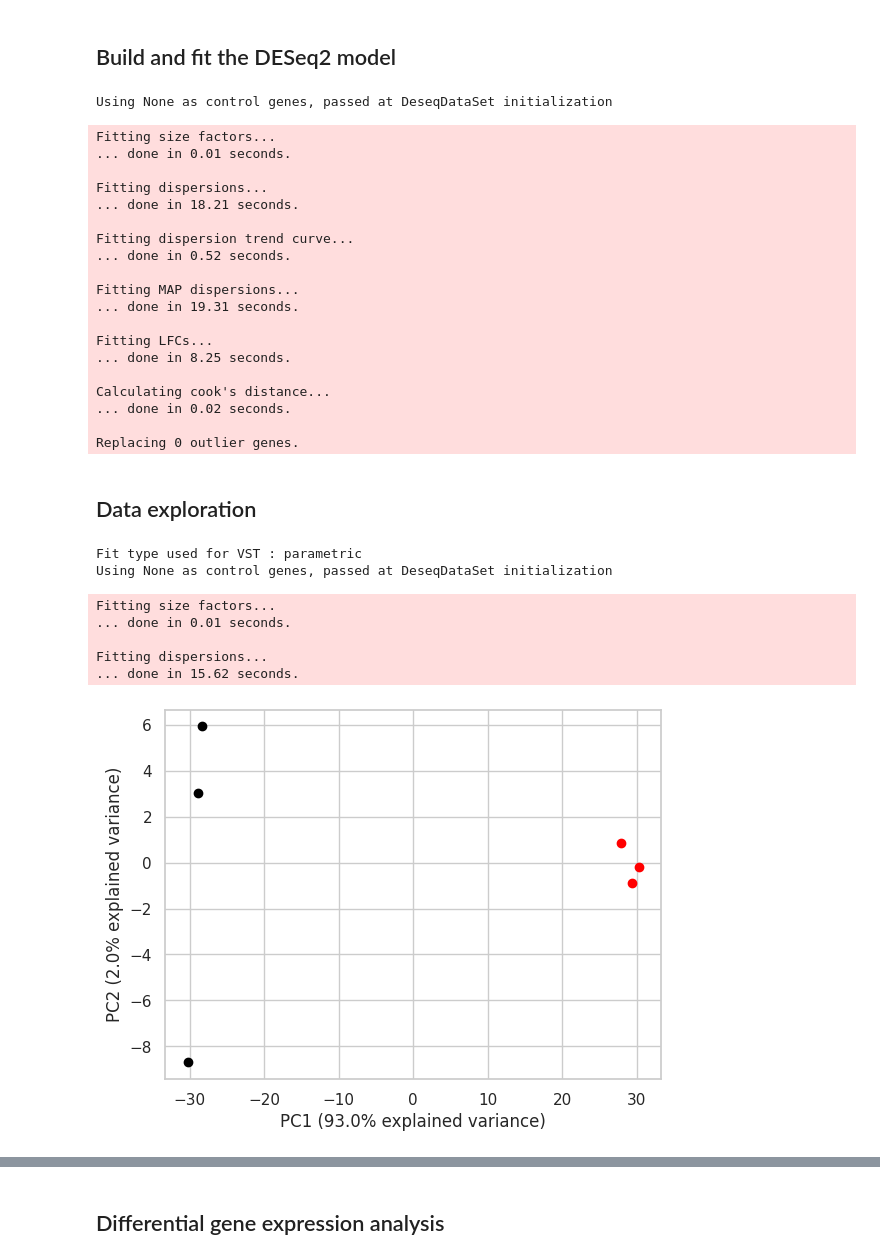
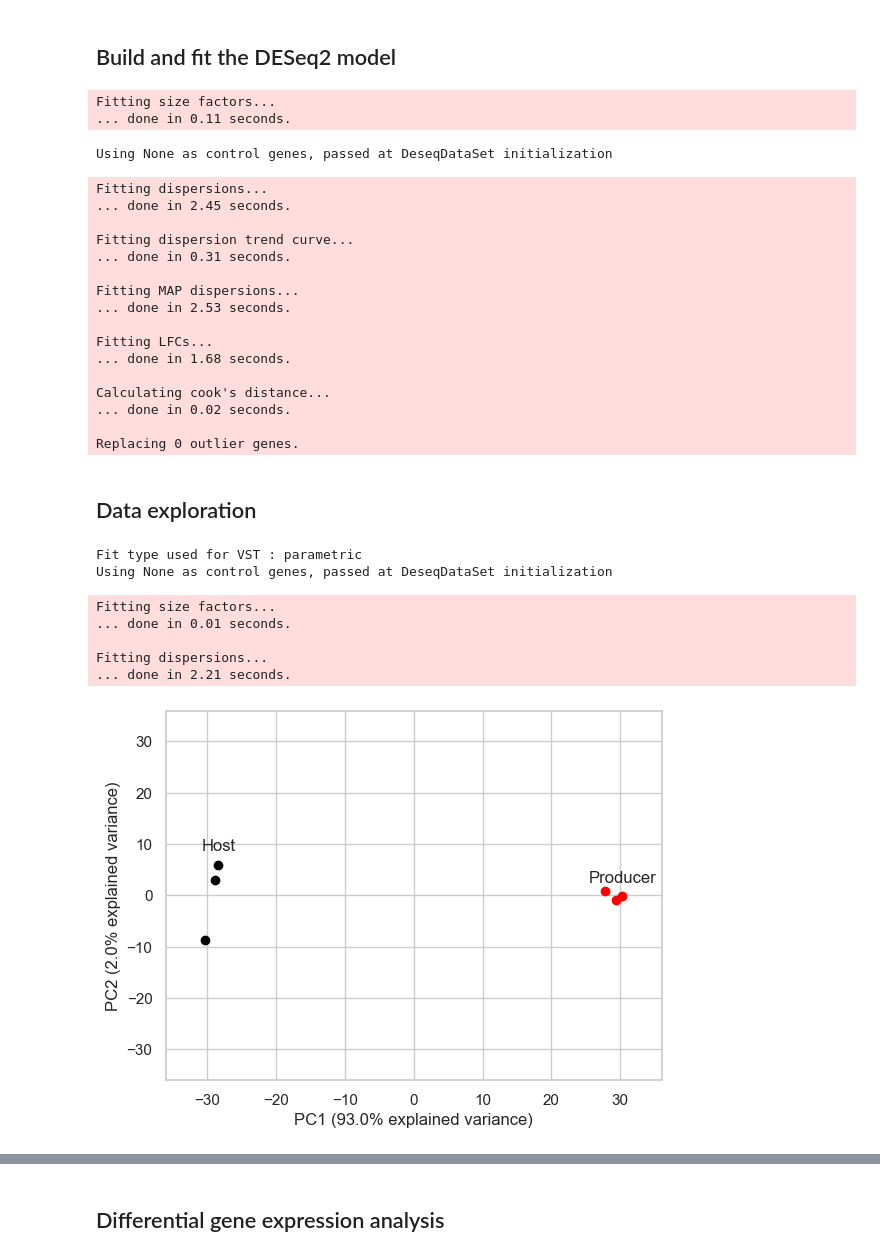
Before and after one commit to NBorthLab/ESACT2026_Transcriptome_Workshop, a Jupyter notebook: ESACT_2026_Transcriptome_Workshop.ipynb, the cells around one changed output, grey strips where cells are left out. Drawn from its saved outputs; the diff is of its cells as text; code cells hidden in the pictures.

Commit message:
Update Workshop material

```diff
--- a/ESACT_2026_Transcriptome_Workshop.ipynb
+++ b/ESACT_2026_Transcriptome_Workshop.ipynb
@@ -47,7 +28,10 @@ metadata.csv        100%[===================>]     416  --.-KB/s    in 0s
 # %% [markdown]
 Next, we want to load the data we just downloaded into Python.
 # %%
-metadata = pd.read_csv("metadata.csv")
+metadata = pd.read_csv(
+  "https://raw.githubusercontent.com/NBorthLab/ESACT2026_Transcriptome_Workshop/refs/heads/main/metadata.csv"
+)
+
 metadata
 # %% [output]
 |  | SampleAccession | CellLine | Dataset | Temperature | ProcessType | ProductType | SelectionMarker | Condition |
@@ -58,7 +42,11 @@ metadata
 | 4 | ERS4805145 | CHO-K1 | Dhiman | 37 | FedBatch | mAb | GS-/- | producer |
 | 5 | ERS4805154 | CHO-K1 | Dhiman | 37 | FedBatch | mAb | GS-/- | producer |
 # %%
-raw_counts = pd.read_table("counts.tsv", index_col = 0)
+raw_counts = pd.read_table(
+  "https://raw.githubusercontent.com/NBorthLab/ESACT2026_Transcriptome_Workshop/refs/heads/main/counts.tsv",
+  index_col = 0
+)
+
 raw_counts
 # %% [output]
 |  | ERS4805133 | ERS4805142 | ERS4805151 | ERS4805136 | ERS4805145 | ERS4805154 |
@@ -140,26 +128,25 @@ dds = DeseqDataSet(
 # Run normalization and build DESeq2 model
 dds.deseq2()
 # %% [output]
-Using None as control genes, passed at DeseqDataSet initialization
+Fitting size factors...
+... done in 0.11 seconds.
-Fitting size factors...
-... done in 0.01 seconds.
-
-Fitting dispersions...
-... done in 18.21 seconds.
-
-Fitting dispersion trend curve...
-... done in 0.52 seconds.
-
-Fitting MAP dispersions...
-... done in 19.31 seconds.
-
-Fitting LFCs...
-... done in 8.25 seconds.
-
-Calculating cook's distance...
-... done in 0.02 seconds.
-
-Replacing 0 outlier genes.
+Using None as control genes, passed at DeseqDataSet initialization
+Fitting dispersions...
+... done in 2.45 seconds.
+
+Fitting dispersion trend curve...
+... done in 0.31 seconds.
+
+Fitting MAP dispersions...
+... done in 2.53 seconds.
+
+Fitting LFCs...
+... done in 1.68 seconds.
+
+Calculating cook's distance...
+... done in 0.02 seconds.
+
+Replacing 0 outlier genes.
 # %% [markdown]
 ## Data exploration
 # %%
@@ -172,7 +159,7 @@ Fitting size factors...
 ... done in 0.01 seconds.
 
 Fitting dispersions...
-... done in 15.62 seconds.
+... done in 2.21 seconds.
 # %%
 transformed_counts = dds.layers['vst_counts']
 # %%
@@ -184,9 +171,13 @@ explained_variance = pca.explained_variance_ratio_.round(2) * 100
 # %%
 #plt.scatter(pca_result[:, 0], pca_result[:, 1], c = ["red"] * 3 + ["black"] * 3)
 plt.scatter(pca_result[0:3, 0], pca_result[0:3, 1], c = "black")
 plt.scatter(pca_result[3:6, 0], pca_result[3:6, 1], c = "red")
+plt.annotate("Host", (pca_result[2, 0], pca_result[2, 1]), textcoords="offset points", xytext=(0,10), ha='center')
+plt.annotate("Producer", (pca_result[4, 0], pca_result[4, 1]), textcoords="offset points", xytext=(0,10), ha='center')
 plt.xlabel("PC1 ({}% explained variance)".format(explained_variance[0]))
 plt.ylabel("PC2 ({}% explained variance)".format(explained_variance[1]))
+plt.xlim(-36, 36)
+plt.ylim(-36, 36)
 plt.show()
 # %% [output]
-[figure, old version]
+[figure, new version]
```
Also changed, not shown: parts of 11 cells of this notebook, 3 other files.
